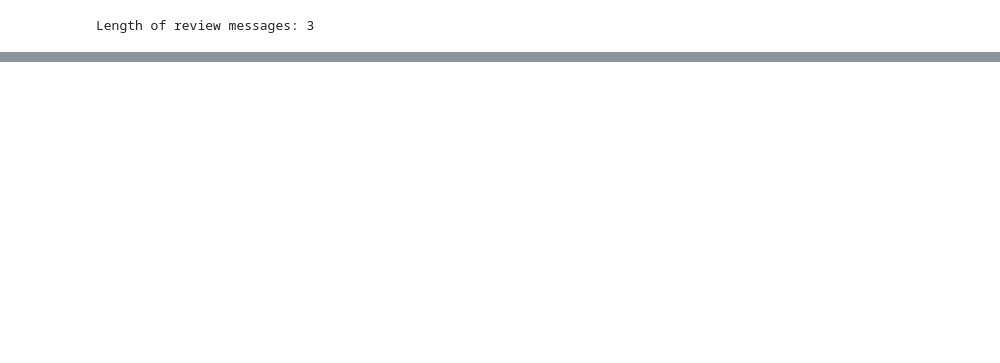
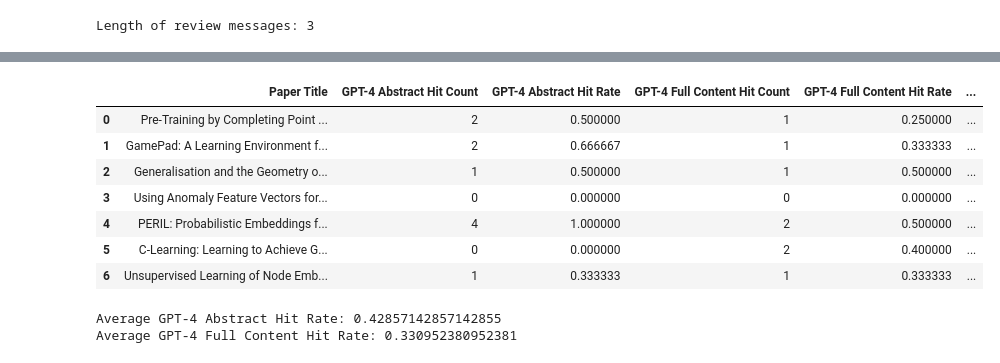
Before and after one commit to yinuotxie/MLPapersReviewGPT, a Jupyter notebook: notebooks/evaluation.ipynb, the cells around one changed output, grey strips where cells are left out. Drawn from its saved outputs; the diff is of its cells as text; code cells hidden in the pictures; blank space fills up the shorter version.

Commit message:
add train notebook

```diff
--- a/notebooks/evaluation.ipynb
+++ b/notebooks/evaluation.ipynb
@@ -118,0 +181,4 @@ client = OpenAI(api_key=api_key)
+# %%
+human_reviews_summary = summary_reviews(human_reviews, title)
+gpt_35_reviews_summary = summary_reviews(gpt_35_reviews, title)
+gpt_4_reviews_summary = summary_reviews(gpt_4_reviews, title)
@@ -246,6 +277,0 @@ def calculate_hit_rate(human_review_messages: List[str], generated_review_messag
-# %%
-hit_rate, szymkiewicz_simpson_coefficient, jaccard_index, sorensen_dice_coefficient = calculate_hit_rate(human_review_messages, generated_review_messages)
-print("Hit Rate:", hit_rate)
-print("Szymkiewicz–Simpson Overlap Coefficient:", szymkiewicz_simpson_coefficient)
-print("Jaccard Index:", jaccard_index)
-print("Sørensen–Dice Coefficient:", sorensen_dice_coefficient)
@@ -256,0 +423,23 @@ Sørensen–Dice Coefficient: 0.6666666666666666
+# %%
+eval_result = []
+
+for title in titles:
+    human_reviews = reviews[title]['human_reviews']
+    gpt_35_reviews = reviews[title]['gpt-3.5-abstract-reviews']
+    gpt_4_reviews = reviews[title]['gpt-4-full-reviews']
+
+    hit_cnt_35, hit_rate_35 = calculate_hit_rates(title, human_reviews, gpt_35_reviews)
+    hit_cnt_4, hit_rate_4 = calculate_hit_rates(title, human_reviews, gpt_4_reviews)
+
+    eval_result.append({
+        'title': title,
+        'hit_cnt_35': hit_cnt_35,
+        'hit_rate_35': hit_rate_35,
+        'hit_cnt_4': hit_cnt_4,
+        'hit_rate_4': hit_rate_4
+    })
+
+    print(f"Title: {title}")
+    print(f"GPT-3.5 Hit Count: {hit_cnt_35}, Hit Rate: {hit_rate_35}")
+    print(f"GPT-4 Hit Count: {hit_cnt_4}, Hit Rate: {hit_rate_4}")
+    print("=====================================")
@@ -256,0 +464,3 @@ Sørensen–Dice Coefficient: 0.6666666666666666
+# %%
+eval_result_df = pd.DataFrame(eval_result)
+eval_result_df
@@ -256,0 +476,20 @@ Sørensen–Dice Coefficient: 0.6666666666666666
+# %%
+eval_result_df['Number of Human Reviews'] = [len(reviews[title]['human_reviews']) for title in titles]
+eval_result_df['Number of Human Reviews'] = eval_result_df['Number of Human Reviews'].apply(lambda x: int(x) if not pd.isnull(x) else 0)
+eval_result_df.columns = ['Paper Title', 'GPT-4 Abstract Hit Count', 'GPT-4 Abstract Hit Rate', 'GPT-4 Full Content Hit Count', 'GPT-4 Full Content Hit Rate', 'Number of Human Reviews']
+eval_result_df
+# %% [output]
+|  | Paper Title | GPT-4 Abstract Hit Count | GPT-4 Abstract Hit Rate | GPT-4 Full Content Hit Count | GPT-4 Full Content Hit Rate | ... |
+| 0 | Pre-Training by Completing Point ... | 2 | 0.500000 | 1 | 0.250000 | ... |
+| 1 | GamePad: A Learning Environment f... | 2 | 0.666667 | 1 | 0.333333 | ... |
+| 2 | Generalisation and the Geometry o... | 1 | 0.500000 | 1 | 0.500000 | ... |
+| 3 | Using Anomaly Feature Vectors for... | 0 | 0.000000 | 0 | 0.000000 | ... |
+| 4 | PERIL: Probabilistic Embeddings f... | 4 | 1.000000 | 2 | 0.500000 | ... |
+| 5 | C-Learning: Learning to Achieve G... | 0 | 0.000000 | 2 | 0.400000 | ... |
+| 6 | Unsupervised Learning of Node Emb... | 1 | 0.333333 | 1 | 0.333333 | ... |
+# %%
+print('Average GPT-4 Abstract Hit Rate:', eval_result_df['GPT-4 Abstract Hit Rate'].mean())
+print('Average GPT-4 Full Content Hit Rate:', eval_result_df['GPT-4 Full Content Hit Rate'].mean())
+# %% [output]
+Average GPT-4 Abstract Hit Rate: 0.42857142857142855
+Average GPT-4 Full Content Hit Rate: 0.330952380952381
```
Also changed, not shown: parts of 40 cells of this notebook, 7 other files.
